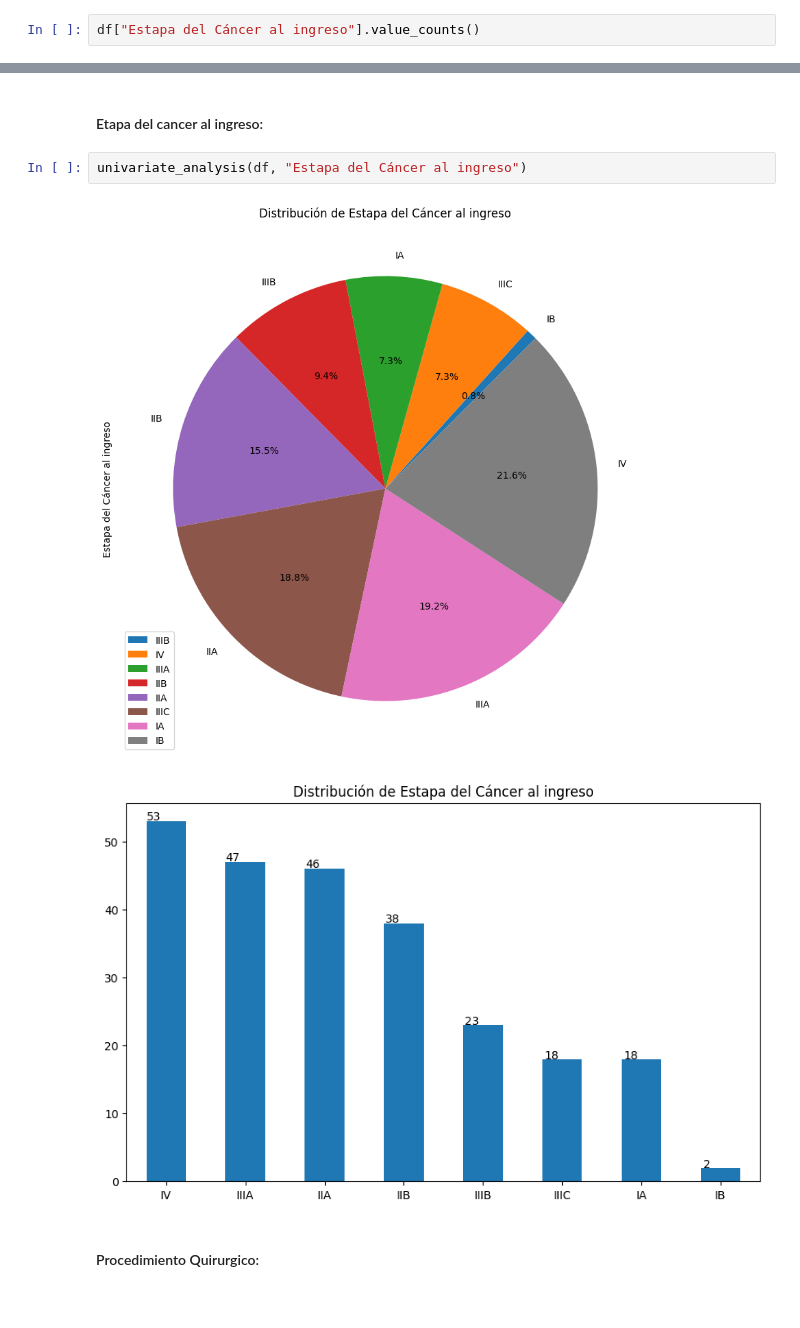
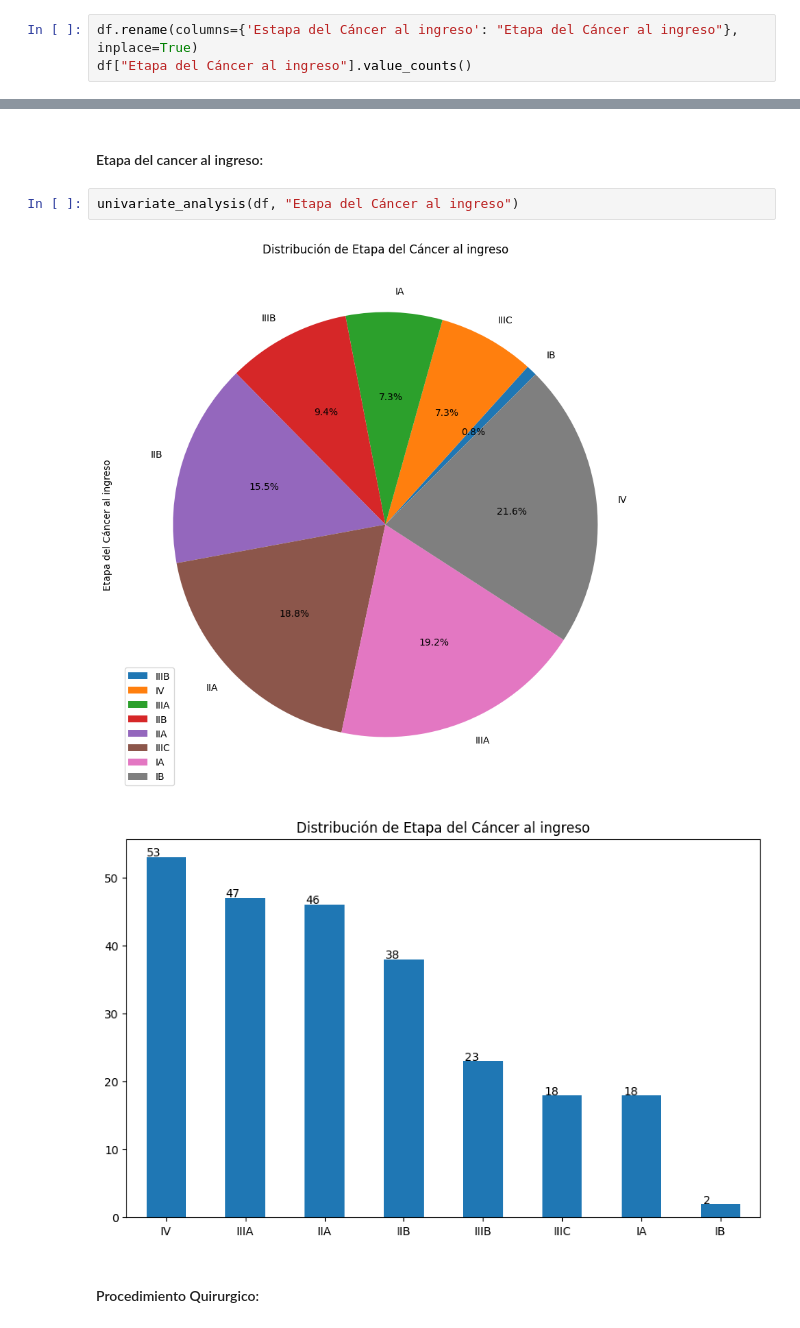
Before and after one commit to slesageq/Survivor_Analysis, a Jupyter notebook: analysis.ipynb, the cells around one changed output, grey strips where cells are left out. Saved outputs shown, nothing was run; the diff lists cells and outputs as text.

Commit message:
Initial visualisations complete.

```diff
--- a/analysis.ipynb
+++ b/analysis.ipynb
@@ -500,5 +500,6 @@ df.loc[(df["Metástasis"] == 0) & (df["Sitio de Metástasis"].notnull()) & (df["
 # %%
-df["Estapa del Cáncer al ingreso"].value_counts()
+df.rename(columns={'Estapa del Cáncer al ingreso': "Etapa del Cáncer al ingreso"}, inplace=True)
+df["Etapa del Cáncer al ingreso"].value_counts()
 # %% [output]
 IIA     152
 IIIA    135
@@ -941,10 +909,10 @@ Hay una discrepancia entre la cuenta de `Número de sitios de Metástasis` con `
 # %% [markdown]
 #### Etapa del cancer al ingreso:
 # %%
-univariate_analysis(df, "Estapa del Cáncer al ingreso")
+univariate_analysis(df, "Etapa del Cáncer al ingreso")
 # %% [output]
-[figure, old version]
+[figure, new version]
-[figure, old version]
+[figure, new version]
 # %% [markdown]
 #### Procedimiento Quirurgico:
 # %%
```
Also changed, not shown: parts of 45 cells of this notebook.
